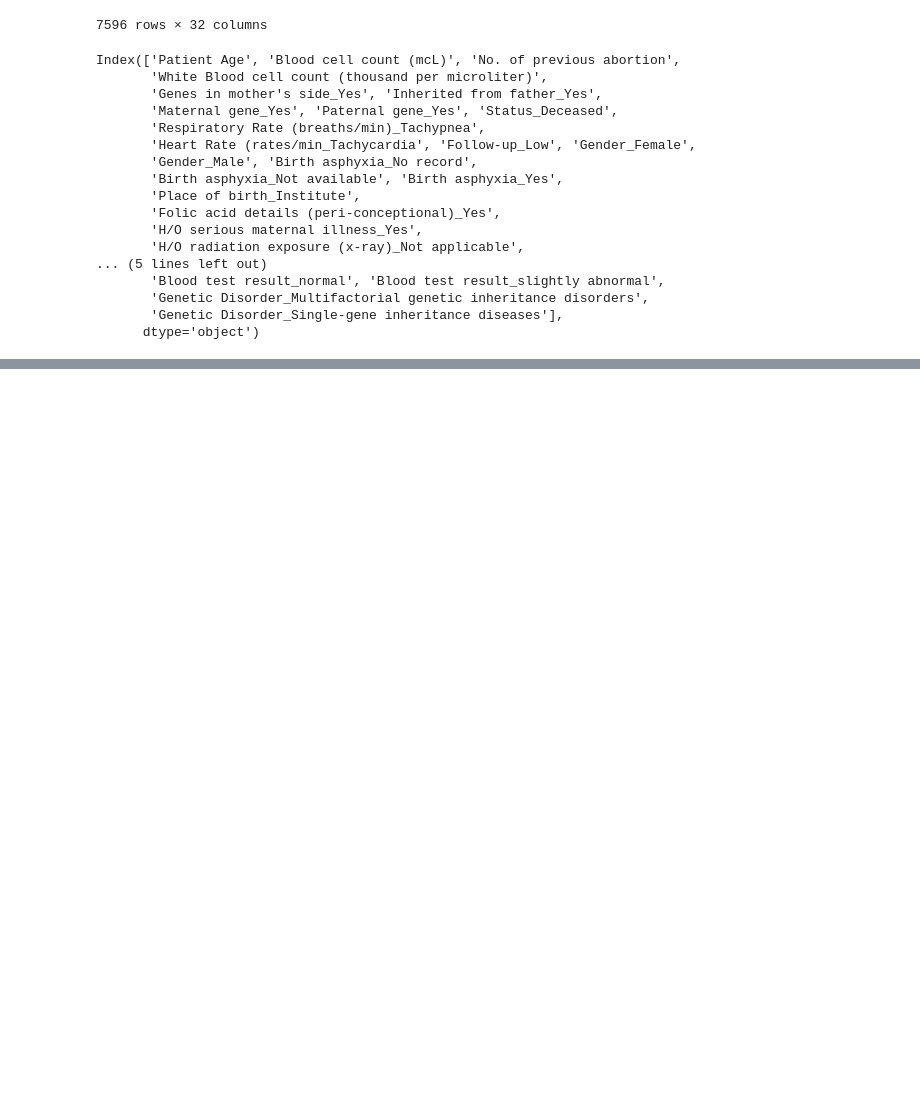
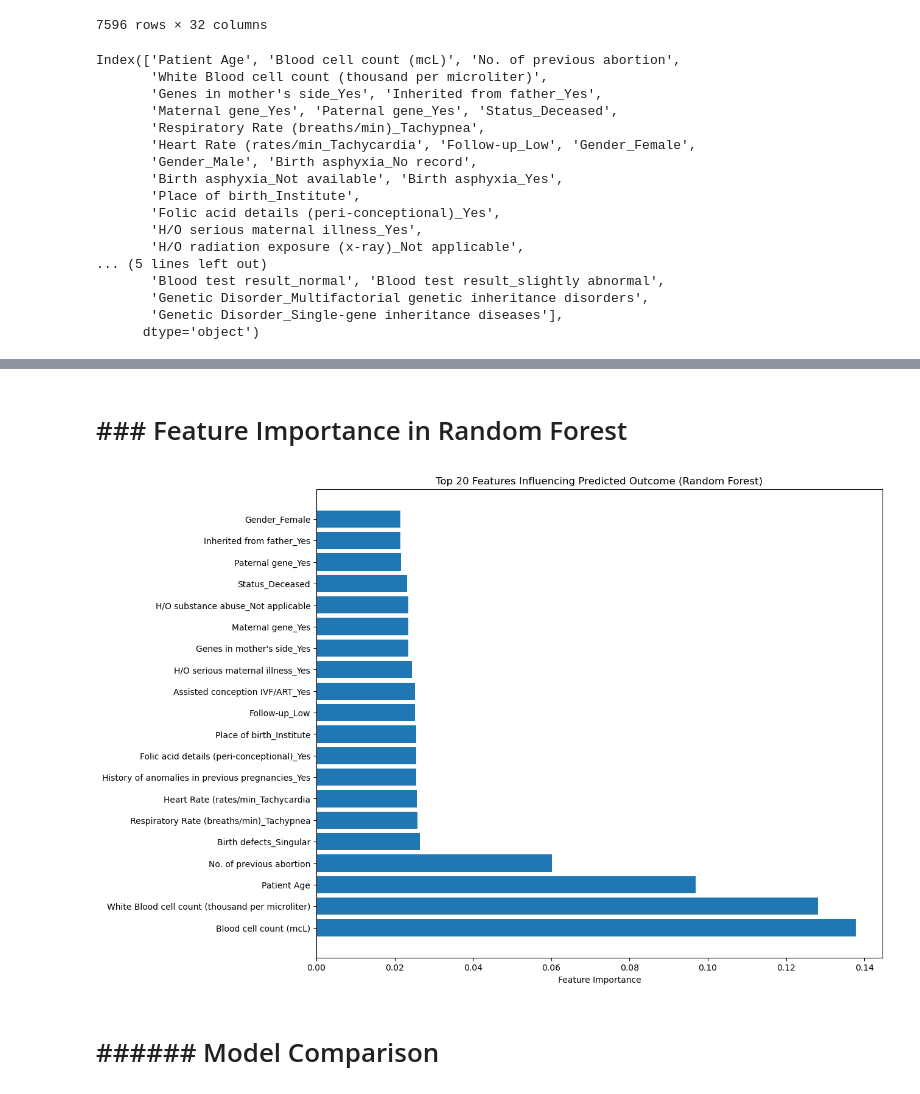
Before and after one commit to Mepseha/Project-4, a Jupyter notebook: LogisticRegression_all features.ipynb, the cells around one changed output, grey strips where cells are left out. Saved outputs shown, nothing was run; the diff lists cells and outputs as text; code cells hidden in the pictures; blank space fills up the shorter version.

```diff
--- a/LogisticRegression_all features.ipynb
+++ b/LogisticRegression_all features.ipynb
@@ -462,0 +521,26 @@ plt.show()
+# %% [markdown]
+# ### Feature Importance in Random Forest
+# %%
+# Get feature importances from Random Forest model
+rf_feature_importances = random_forest_model.feature_importances_
+# %%
+# Get the names of all features
+all_feature_names_rf = GeneticDisorder_encoded_df.columns
+# %%
+# Get the indices of the top 20 features
+top_20_indices_rf = rf_feature_importances.argsort()[-20:][::-1]
+# %%
+# Get the names and importance of the top 20 features
+top_20_feature_names_rf = all_feature_names_rf[top_20_indices_rf]
+top_20_feature_importance_rf = rf_feature_importances[top_20_indices_rf]
+# %%
+# Plot the top 20 features and their importance from Random Forest
+plt.figure(figsize=(12, 10))
+plt.barh(top_20_feature_names_rf, top_20_feature_importance_rf)
+plt.xlabel('Feature Importance')
+plt.title('Top 20 Features Influencing Predicted Outcome (Random Forest)')
+plt.show()
+# %% [output]
+[figure, added]
+# %% [markdown]
+# ###### Model Comparison
```
Also changed, not shown: parts of 46 cells of this notebook, 2 other files.
